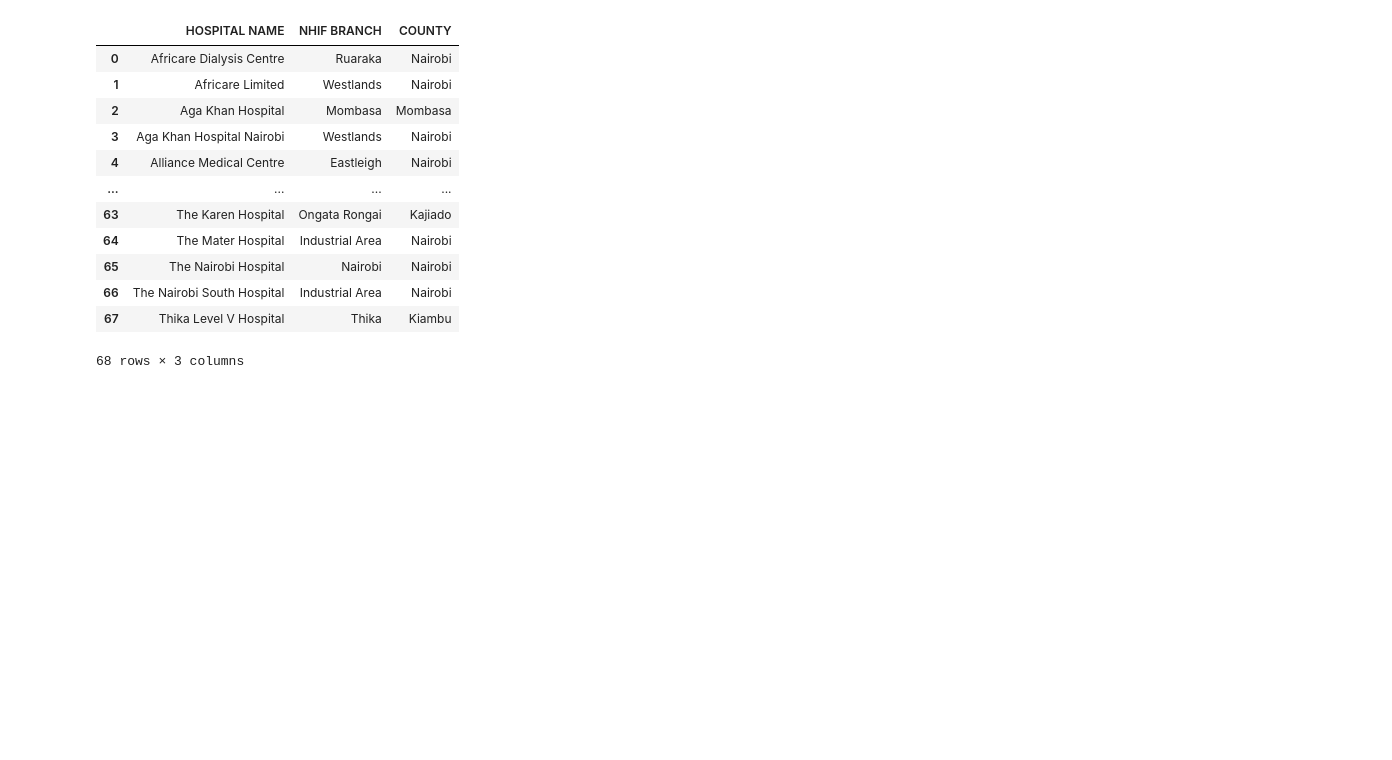
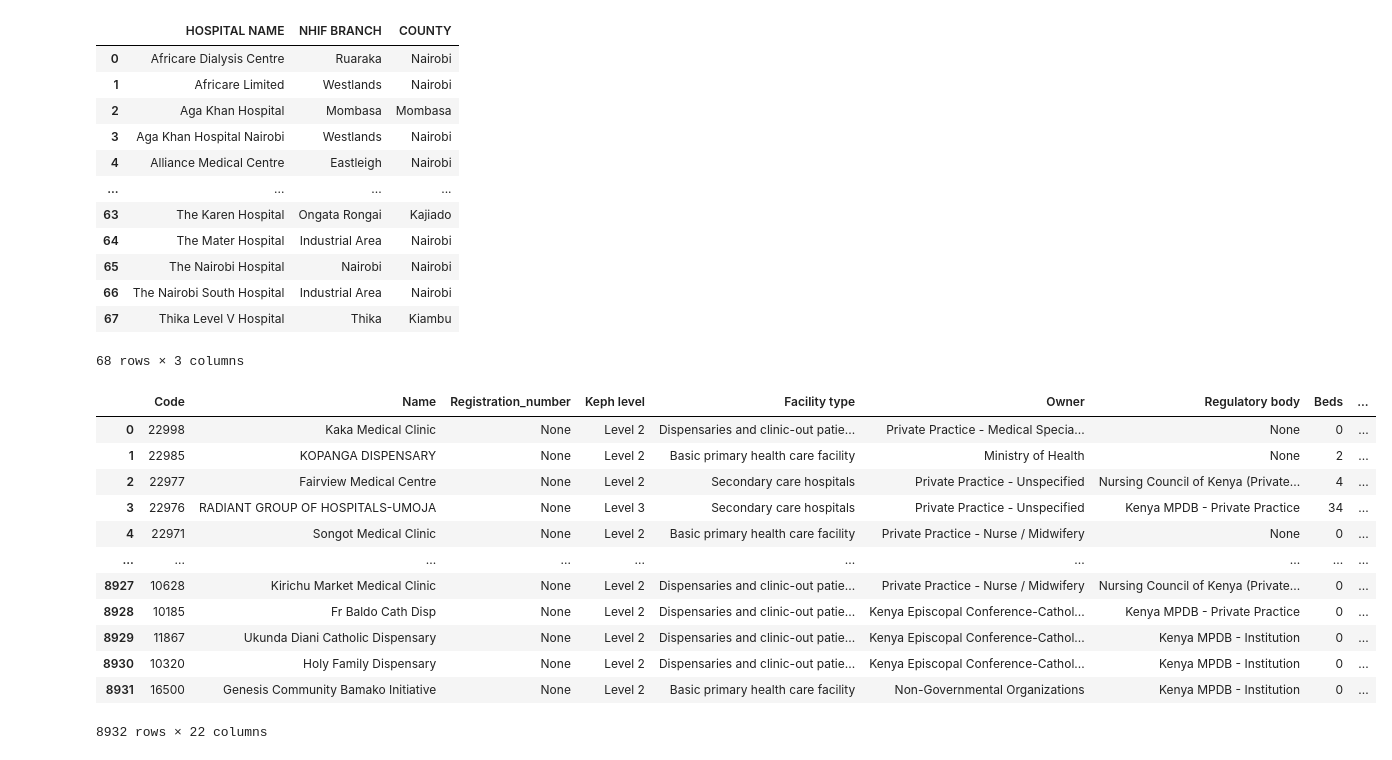
Before and after one commit to Winfry/PredictionAndRecommendationSystemKenyanHealth, a Jupyter notebook: KenyaFacilities.ipynb, the cells around one changed output. Drawn from its saved outputs; the diff is of its cells as text; code cells hidden in the pictures; blank space fills up the shorter version.

Commit message:
PredictionAndRecommendationSystemKenyanHealth

```diff
--- a/KenyaFacilities.ipynb
+++ b/KenyaFacilities.ipynb
@@ -85,3 +85,20 @@ df
 | 66 | The Nairobi South Hospital | Industrial Area | Nairobi |
 | 67 | Thika Level V Hospital | Thika | Kiambu |
 68 rows × 3 columns
+# %%
+df_facilities = pd.read_excel("kenya-health-facilities-2017.xlsx")
+df_facilities
+# %% [output]
+|  | Code | Name | Registration_number | Keph level | Facility type | Owner | Regulatory body | Beds | ... |
+| 0 | 22998 | Kaka Medical Clinic | None | Level 2 | Dispensaries and clinic-out patie... | Private Practice - Medical Specia... | None | 0 | ... |
+| 1 | 22985 | KOPANGA DISPENSARY | None | Level 2 | Basic primary health care facility | Ministry of Health | None | 2 | ... |
+| 2 | 22977 | Fairview Medical Centre | None | Level 2 | Secondary care hospitals | Private Practice - Unspecified | Nursing Council of Kenya (Private... | 4 | ... |
+| 3 | 22976 | RADIANT GROUP OF HOSPITALS-UMOJA | None | Level 3 | Secondary care hospitals | Private Practice - Unspecified | Kenya MPDB - Private Practice | 34 | ... |
+| 4 | 22971 | Songot Medical Clinic | None | Level 2 | Basic primary health care facility | Private Practice - Nurse / Midwifery | None | 0 | ... |
+| ... | ... | ... | ... | ... | ... | ... | ... | ... | ... |
+| 8927 | 10628 | Kirichu Market Medical Clinic | None | Level 2 | Dispensaries and clinic-out patie... | Private Practice - Nurse / Midwifery | Nursing Council of Kenya (Private... | 0 | ... |
+| 8928 | 10185 | Fr Baldo Cath Disp | None | Level 2 | Dispensaries and clinic-out patie... | Kenya Episcopal Conference-Cathol... | Kenya MPDB - Private Practice | 0 | ... |
+| 8929 | 11867 | Ukunda Diani Catholic Dispensary | None | Level 2 | Dispensaries and clinic-out patie... | Kenya Episcopal Conference-Cathol... | Kenya MPDB - Institution | 0 | ... |
+| 8930 | 10320 | Holy Family Dispensary | None | Level 2 | Dispensaries and clinic-out patie... | Kenya Episcopal Conference-Cathol... | Kenya MPDB - Institution | 0 | ... |
+| 8931 | 16500 | Genesis Community Bamako Initiative | None | Level 2 | Basic primary health care facility | Non-Governmental Organizations | Kenya MPDB - Institution | 0 | ... |
+8932 rows × 22 columns
```
Also changed, not shown: 1 other file.
